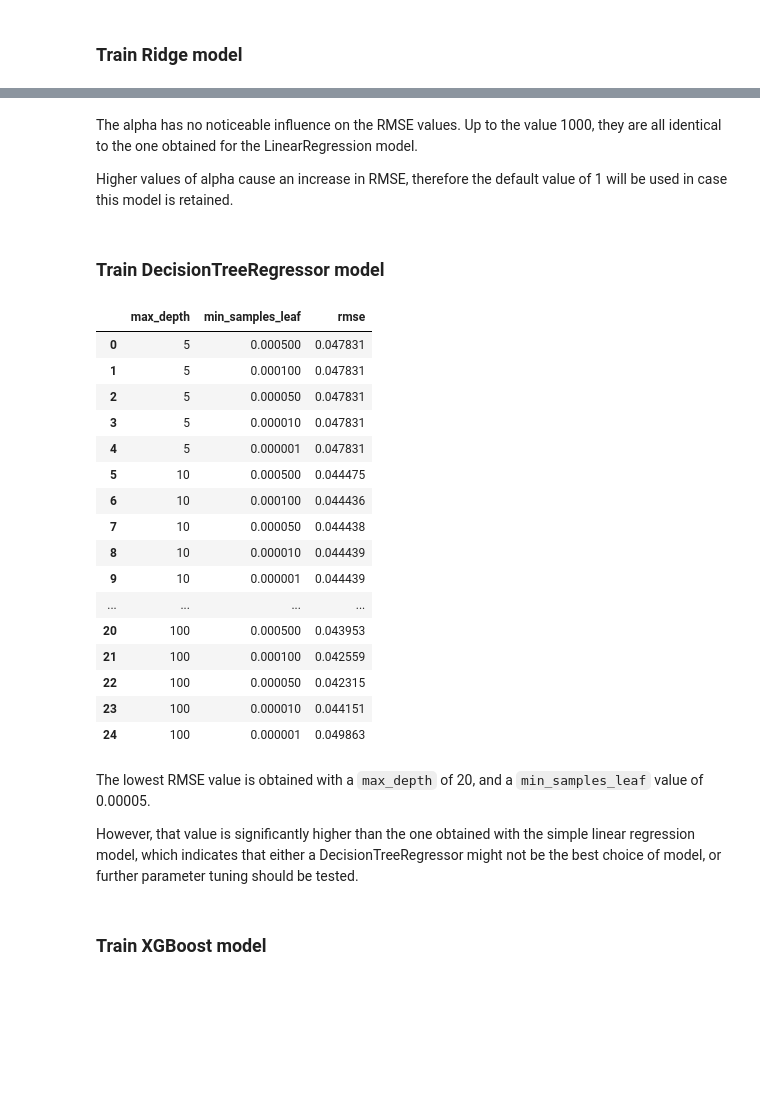
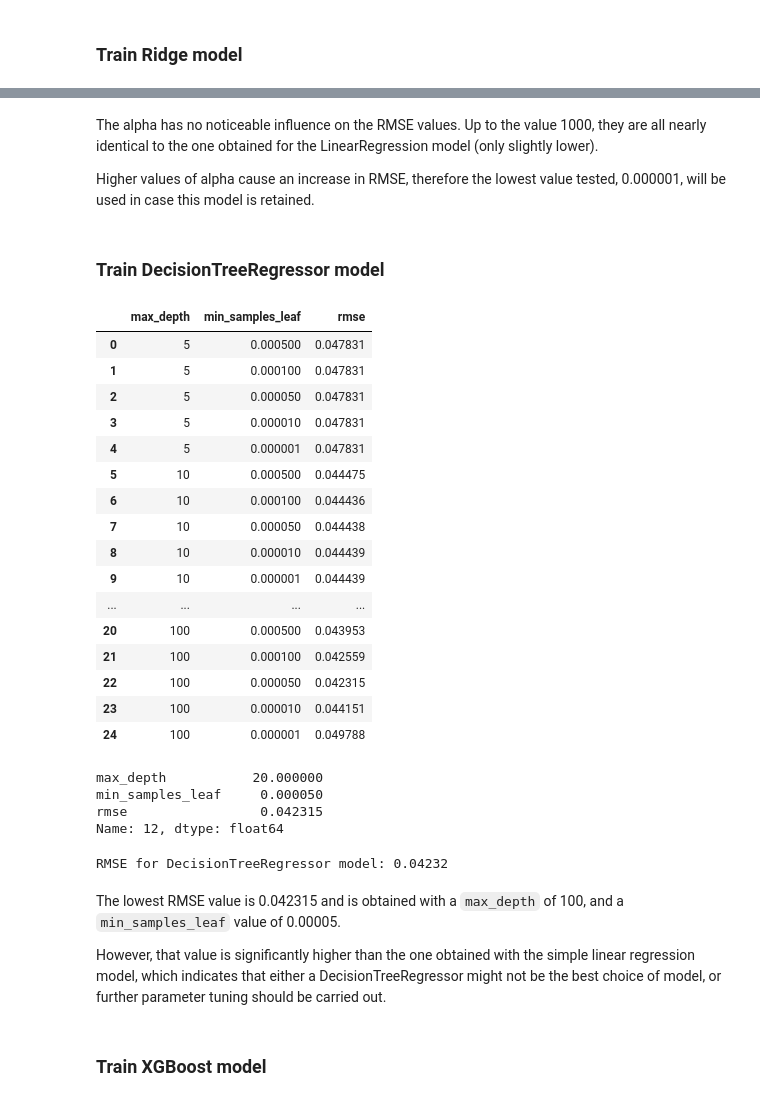
Before and after one commit to DavidVFitzGerald/flood-prediction-model, a Jupyter notebook: notebook.ipynb, the cells around one changed output, grey strips where cells are left out. Cells and saved outputs as stored; diff of their text form; code cells hidden in the pictures; blank space fills up the shorter version.

Commit message:
Add final model selection and training to notebook

````diff
--- a/notebook.ipynb
+++ b/notebook.ipynb
@@ -249,7 +270,7 @@ pd.DataFrame(rmse_scores)
 # %% [markdown]
-The alpha has no noticeable influence on the RMSE values. Up to the value 1000, they are all identical to the one obtained for the LinearRegression model.
+The alpha has no noticeable influence on the RMSE values. Up to the value 1000, they are all nearly identical to the one obtained for the LinearRegression model (only slightly lower).
 
-Higher values of alpha cause an increase in RMSE, therefore the default value of 1 will be used in case this model is retained.
+Higher values of alpha cause an increase in RMSE, therefore the lowest value tested, 0.000001, will be used in case this model is retained.
 # %% [markdown]
 ### Train DecisionTreeRegressor model
 # %%
@@ -271,26 +292,39 @@ for max_depth in max_depth_values:
         )
 # %%
 rmse_scores_df = pd.DataFrame(rmse_scores)
-rmse_scores_df = rmse_scores_df.style.background_gradient(
+rmse_scores_df_styler = rmse_scores_df.style.background_gradient(
     subset=["rmse"],
     cmap='RdYlGn_r'  # Reversed Red-Yellow-Green: green = low, red = high
 )
-rmse_scores_df
+rmse_scores_df_styler
 # %% [output]
 |  | max_depth | min_samples_leaf | rmse |
 | 0 | 5 | 0.000500 | 0.047831 |
 | 1 | 5 | 0.000100 | 0.047831 |
 | 2 | 5 | 0.000050 | 0.047831 |
 | 3 | 5 | 0.000010 | 0.047831 |
 | 4 | 5 | 0.000001 | 0.047831 |
 | 5 | 10 | 0.000500 | 0.044475 |
 | 6 | 10 | 0.000100 | 0.044436 |
 | 7 | 10 | 0.000050 | 0.044438 |
 | 8 | 10 | 0.000010 | 0.044439 |
 | 9 | 10 | 0.000001 | 0.044439 |
 | ... | ... | ... | ... |
 | 20 | 100 | 0.000500 | 0.043953 |
 | 21 | 100 | 0.000100 | 0.042559 |
 | 22 | 100 | 0.000050 | 0.042315 |
 | 23 | 100 | 0.000010 | 0.044151 |
-| 24 | 100 | 0.000001 | 0.049863 |
+| 24 | 100 | 0.000001 | 0.049788 |
+# %%
+lowest_rmse = rmse_scores_df.iloc[rmse_scores_df["rmse"].idxmin(), :]
+lowest_rmse
+# %% [output]
+max_depth           20.000000
+min_samples_leaf     0.000050
+rmse                 0.042315
+Name: 12, dtype: float64
+# %%
+rmse_dtr = lowest_rmse["rmse"]
+print(f"RMSE for {type(dtr).__name__} model: {rmse_dtr:.5f}")
+# %% [output]
+RMSE for DecisionTreeRegressor model: 0.04232
@@ -297,7 +335,7 @@ rmse_scores_df
 # %% [markdown]
-The lowest RMSE value is obtained with a ```max_depth``` of 20, and a ```min_samples_leaf``` value of 0.00005.
+The lowest RMSE value is 0.042315 and is obtained with a ```max_depth``` of 100, and a ```min_samples_leaf``` value of 0.00005.
 
-However, that value is significantly higher than the one obtained with the simple linear regression model, which indicates that either a DecisionTreeRegressor might not be the best choice of model, or further parameter tuning should be tested.
+However, that value is significantly higher than the one obtained with the simple linear regression model, which indicates that either a DecisionTreeRegressor might not be the best choice of model, or further parameter tuning should be carried out.
 # %% [markdown]
 ### Train XGBoost model
 # %%
````
Also changed, not shown: parts of 32 cells of this notebook.
